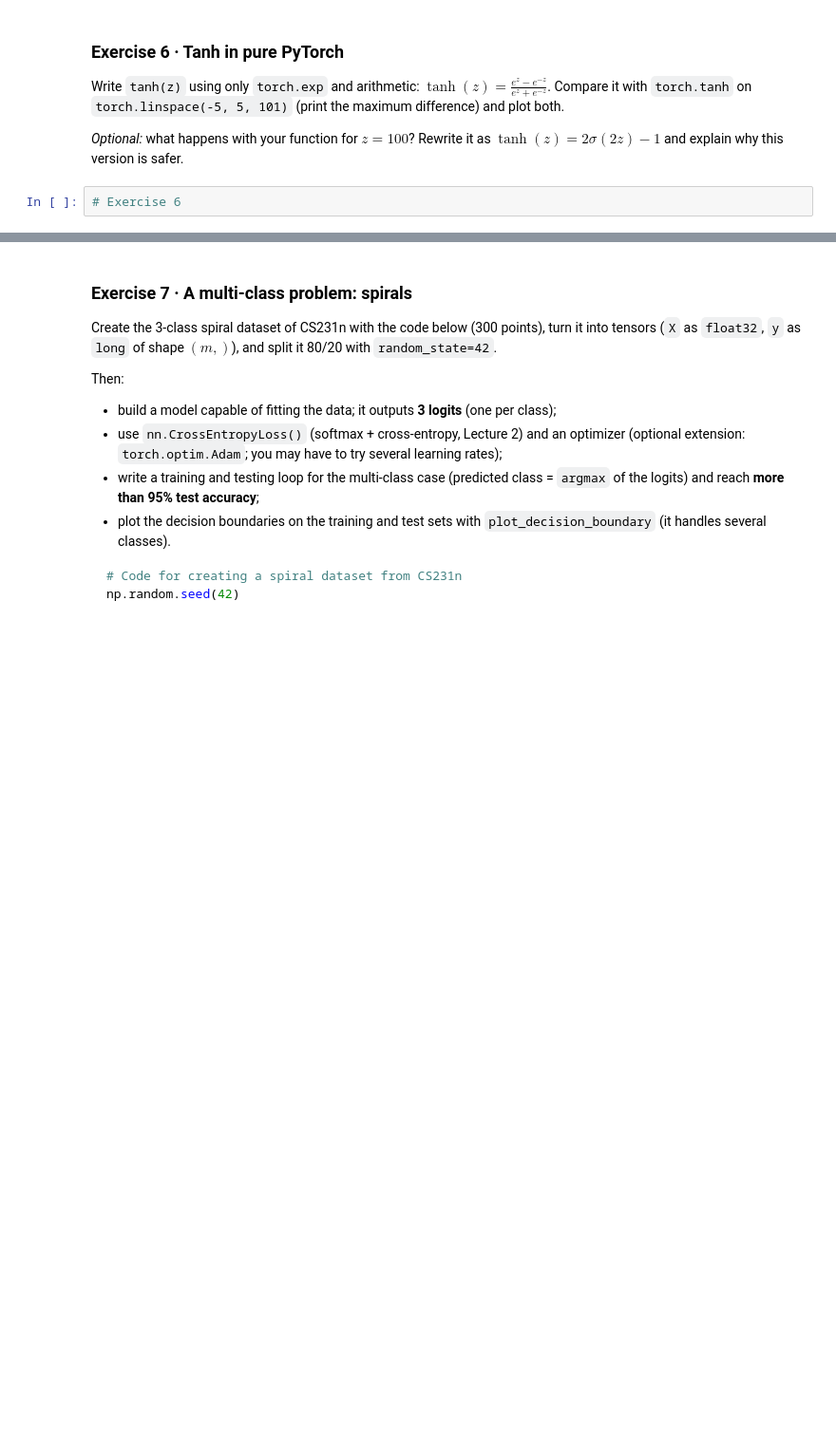
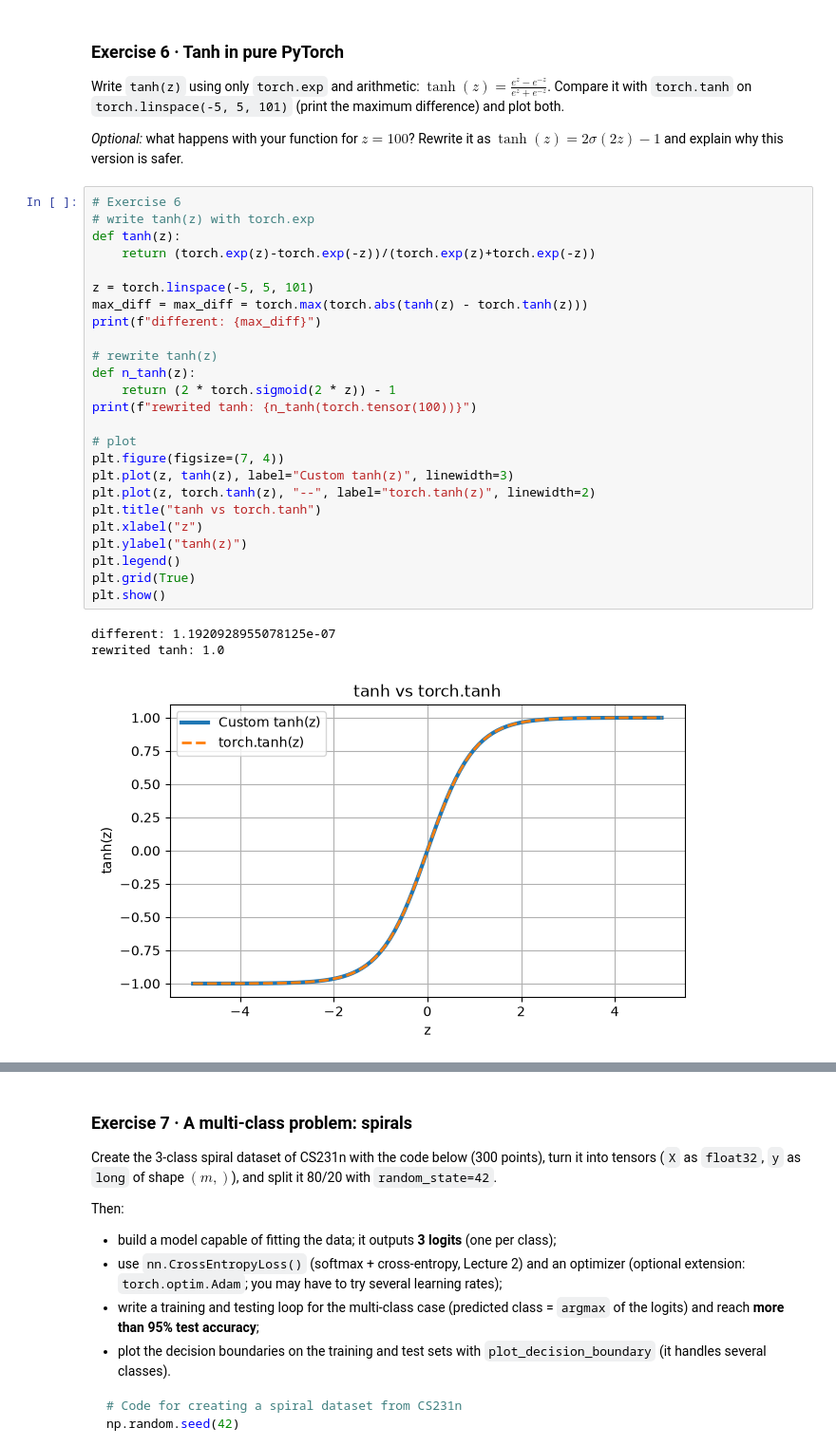
Before and after one commit to Radayou07/TP-AI, a Jupyter notebook: TP3_Initialization_Regularization.ipynb, the cells around one changed output, grey strips where cells are left out. Shown at 95% size. Cells and saved outputs as stored; diff of their text form; blank space fills up the shorter version.

```diff
--- a/TP3_Initialization_Regularization.ipynb
+++ b/TP3_Initialization_Regularization.ipynb
@@ -927,3 +927,30 @@ Write `tanh(z)` using only `torch.exp` and arithmetic: $\tanh(z) = \frac{e^{z} -
 *Optional:* what happens with your function for $z = 100$? Rewrite it as $\tanh(z) = 2\sigma(2z) - 1$ and explain why this version is safer.
 # %%
 # Exercise 6
+# write tanh(z) with torch.exp
+def tanh(z):
+    return (torch.exp(z)-torch.exp(-z))/(torch.exp(z)+torch.exp(-z))
+
+z = torch.linspace(-5, 5, 101)
+max_diff = max_diff = torch.max(torch.abs(tanh(z) - torch.tanh(z)))
+print(f"different: {max_diff}")
+
+# rewrite tanh(z)
+def n_tanh(z):
+    return (2 * torch.sigmoid(2 * z)) - 1
+print(f"rewrited tanh: {n_tanh(torch.tensor(100))}")
+
+# plot
+plt.figure(figsize=(7, 4))
+plt.plot(z, tanh(z), label="Custom tanh(z)", linewidth=3)
+plt.plot(z, torch.tanh(z), "--", label="torch.tanh(z)", linewidth=2)
+plt.title("tanh vs torch.tanh")
+plt.xlabel("z")
+plt.ylabel("tanh(z)")
+plt.legend()
+plt.grid(True)
+plt.show()
+# %% [output]
+different: 1.1920928955078125e-07
+rewrited tanh: 1.0
+[figure, added]
```
Also changed, not shown: parts of 12 cells of this notebook.
